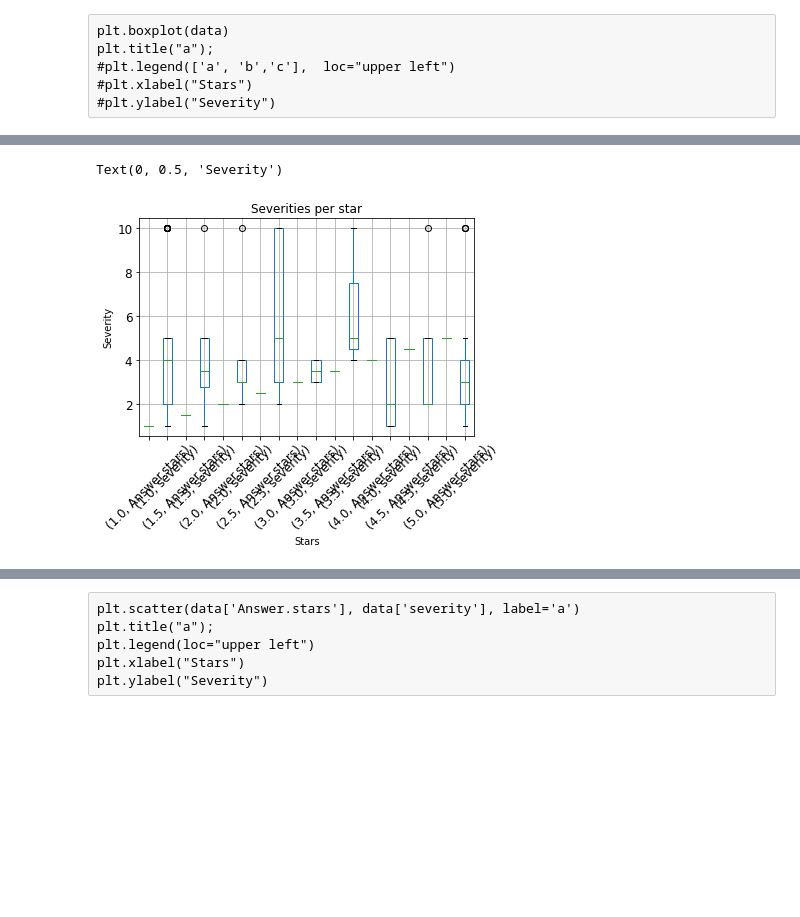
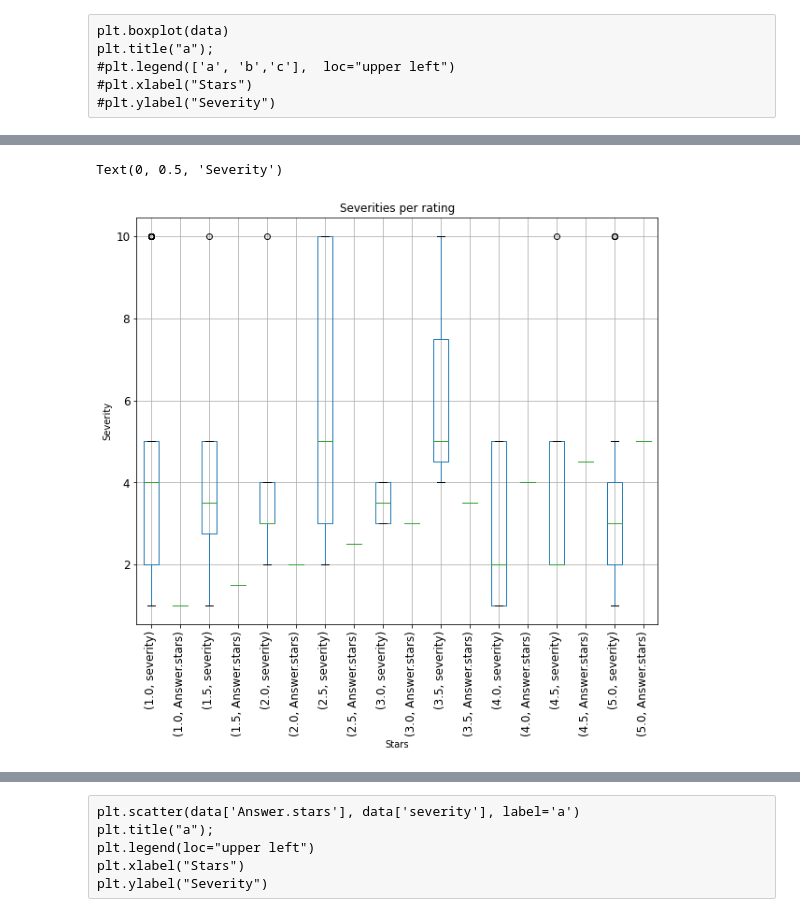
Before and after one commit to Malspherus/AmbiVec, a Jupyter notebook: main.ipynb, the cells around one changed output, grey strips where cells are left out. Drawn from its saved outputs; the diff is of its cells as text; code cells hidden in the pictures; blank space fills up the shorter version.

```diff
--- a/main.ipynb
+++ b/main.ipynb
@@ -1096,13 +1120,26 @@ amtres = pd.read_csv("Batch_305165_batch_results.csv")
+# %%
+#amtres = pd.read_csv("Batch_305165_batch_results.csv") #pilot 1
+amtres = pd.read_csv("Batch_305480_batch_results.csv") #pilot 2
 # %% [markdown]
 ## Plot graphs
+# %%
+#Set global plot size
+plt.rcParams["figure.figsize"] = [10, 8]
 # %%
 #Extract and format data for plots
 
-amtres['severity'] = amtres.apply(lambda row: 10
+amtres['severity'] = amtres.apply(lambda row: 10 #TODO: calculate actual value
                                   if row['Input.method'] == 'random'
                                   else (json.loads(row['Input.config'].replace("'", '"'))['param']['dist']
                                         if row['Input.method'] == 'dist'
-                                        else 10)
+                                        else -1)
+                                  , axis = 1)
+
+amtres['Answer.mistakeSource'] = amtres.apply(lambda row: 'artificial'
+                                  if row['Answer.mistakeSource.artificial'] == True
+                                  else ( 'human'
+                                        if row['Answer.mistakeSource.human'] == True
+                                        else 'correct')
                                   , axis = 1)
 
 data = amtres[['Answer.stars', 'WorkTimeInSeconds', 'severity']]#.sort_values(['Answer.stars', 'WorkTimeInSeconds'])
@@ -1267,13 +1313,14 @@ plt.title("a");
 # %%
 #Severities per rating
-amtres[['Answer.stars', 'severity']].groupby('Answer.stars').boxplot(subplots=False, rot=45, fontsize=12)
-plt.title("Severities per star");
+amtres[['severity', 'Answer.stars']].groupby('Answer.stars').boxplot(subplots=False, rot=90, fontsize=12)
+#amtres[['severity', 'Answer.stars']].boxplot()
+plt.title("Severities per rating");
 #plt.legend(['a', 'b','c'],  loc="upper left")
 plt.xlabel("Stars")
 plt.ylabel("Severity")
 # %% [output]
 Text(0, 0.5, 'Severity')
-[figure, old version]
+[figure, new version]
 # %%
 #Rating per severity
 
```
Also changed, not shown: parts of 30 cells of this notebook, 1 other file.
